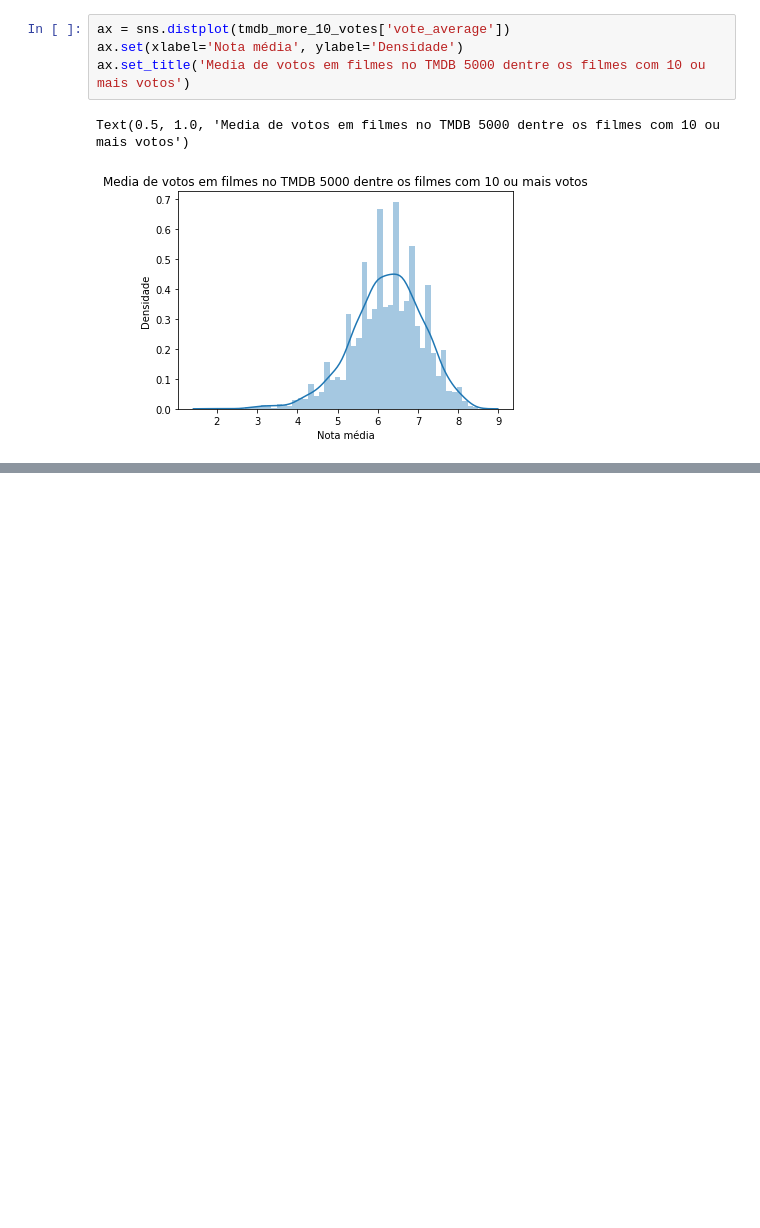
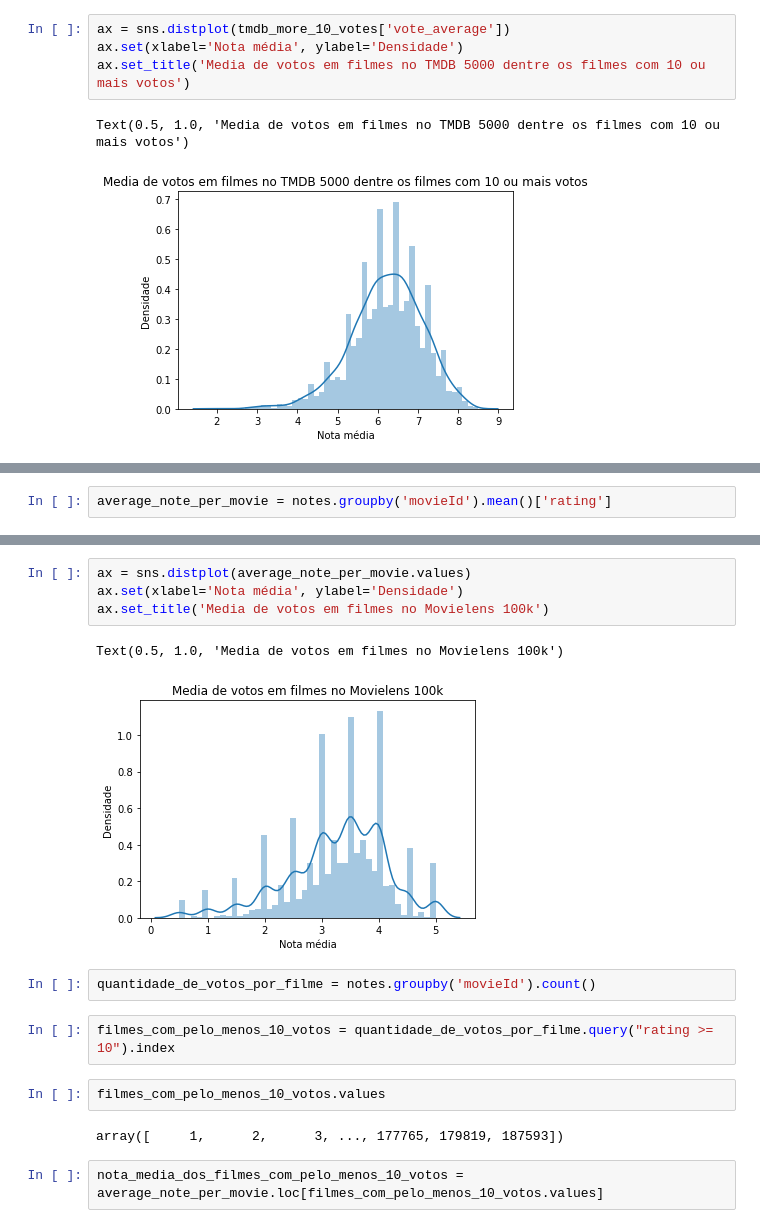
Before and after one commit to Igorth/alura_data_science, a Jupyter notebook: Data Science - Introdução a testes estatisticos/TMDB 5000.ipynb, the cells around one changed output, grey strips where cells are left out. Saved outputs shown, nothing was run; the diff lists cells and outputs as text; blank space fills up the shorter version.

```diff
--- a/Data Science - Introdução a testes estatisticos/TMDB 5000.ipynb
+++ b/Data Science - Introdução a testes estatisticos/TMDB 5000.ipynb
@@ -103,0 +117,2 @@ Text(0.5, 1.0, 'Distribuição de nota média dos filmes do TMDB 5000')
+# %%
+average_note_per_movie = notes.groupby('movieId').mean()['rating']
@@ -103,0 +129,17 @@ Text(0.5, 1.0, 'Distribuição de nota média dos filmes do TMDB 5000')
+# %%
+ax = sns.distplot(average_note_per_movie.values)
+ax.set(xlabel='Nota média', ylabel='Densidade')
+ax.set_title('Media de votos em filmes no Movielens 100k')
+# %% [output]
+Text(0.5, 1.0, 'Media de votos em filmes no Movielens 100k')
+[figure, added]
+# %%
+quantidade_de_votos_por_filme = notes.groupby('movieId').count()
+# %%
+filmes_com_pelo_menos_10_votos = quantidade_de_votos_por_filme.query("rating >= 10").index
+# %%
+filmes_com_pelo_menos_10_votos.values
+# %% [output]
+array([     1,      2,      3, ..., 177765, 179819, 187593])
+# %%
+nota_media_dos_filmes_com_pelo_menos_10_votos = average_note_per_movie.loc[filmes_com_pelo_menos_10_votos.values]
```
Also changed, not shown: parts of 8 cells of this notebook, 1 other file.
